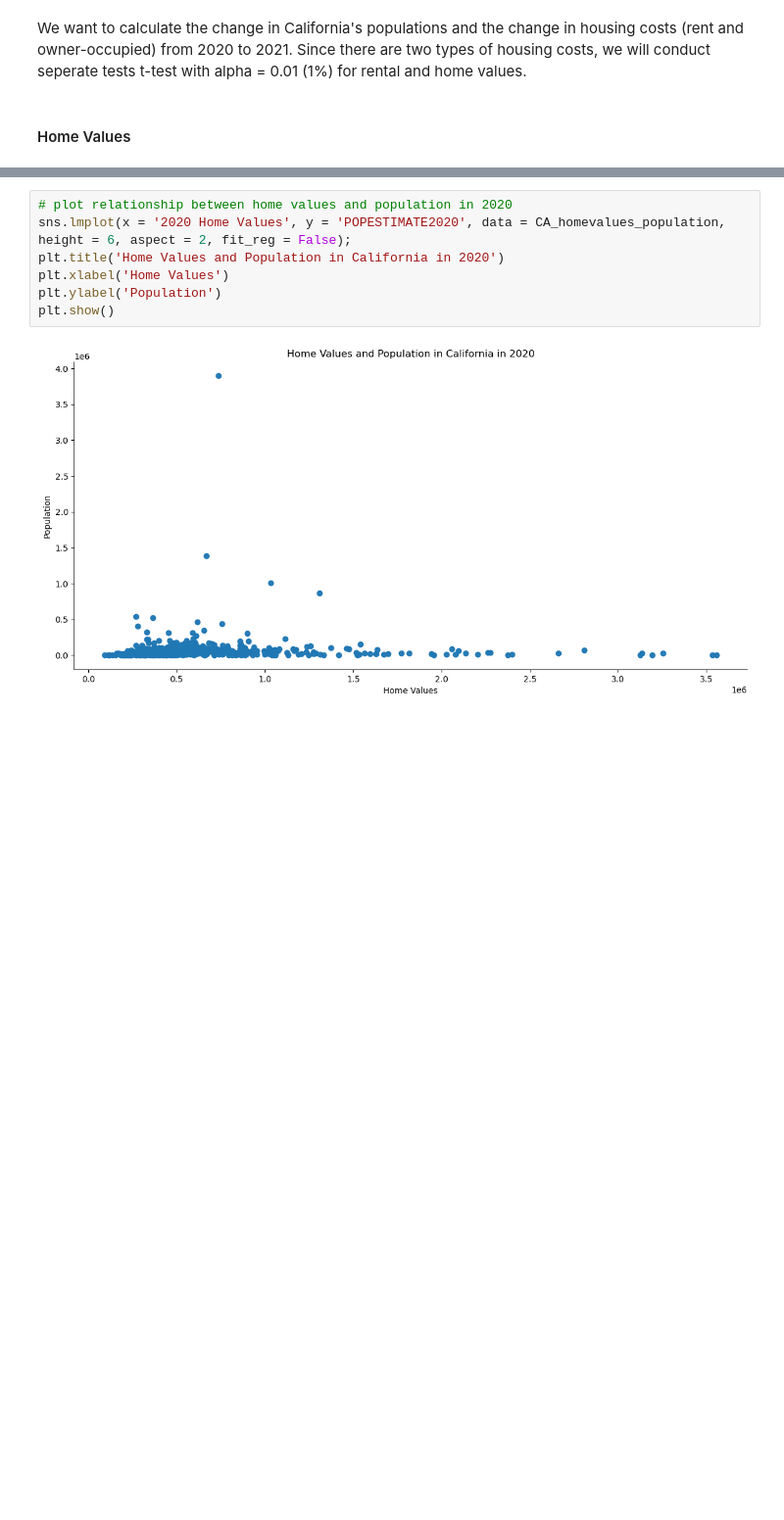
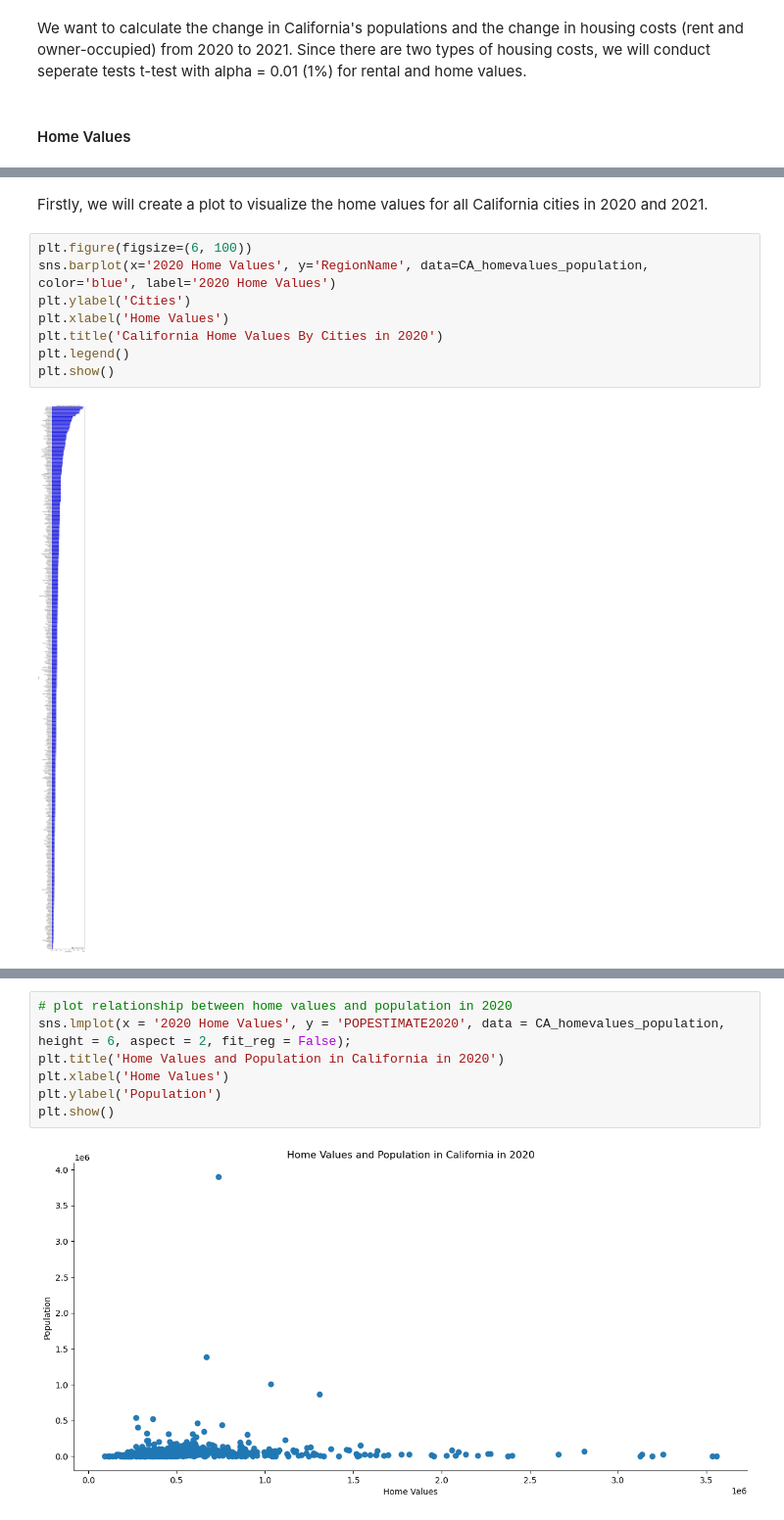
Before and after one commit to ahvuong/COGS108_Data_Science_In_Practice, a Jupyter notebook: EDACheckpointGroup_Sp23_AAA-H.ipynb, the cells around one changed output, grey strips where cells are left out. Shown at 98% size. Drawn from its saved outputs; the diff is of its cells as text; blank space fills up the shorter version.

Commit message:
added plots for home values and rentals

```diff
--- a/EDACheckpointGroup_Sp23_AAA-H.ipynb
+++ b/EDACheckpointGroup_Sp23_AAA-H.ipynb
@@ -985,3 +985,15 @@ CA_homevalues_population.head()
 | 2 | Hidden Hills | CA | Los Angeles County | 3533298.64 | 4170815.07 | 1722 | 1700 |
 | 3 | Hidden Hills | CA | Los Angeles County | 3533298.64 | 4170815.07 | 1722 | 1700 |
 | 4 | Beverly Hills | CA | Los Angeles County | 3254567.28 | 3508249.49 | 32581 | 31852 |
+# %% [markdown]
+Firstly, we will create a plot to visualize the home values for all California cities in 2020 and 2021.
+# %%
+plt.figure(figsize=(6, 100))
+sns.barplot(x='2020 Home Values', y='RegionName', data=CA_homevalues_population, color='blue', label='2020 Home Values')
+plt.ylabel('Cities')
+plt.xlabel('Home Values')
+plt.title('California Home Values By Cities in 2020')
+plt.legend()
+plt.show()
+# %% [output]
+[figure, added]
```
Also changed, not shown: parts of 13 cells of this notebook.
